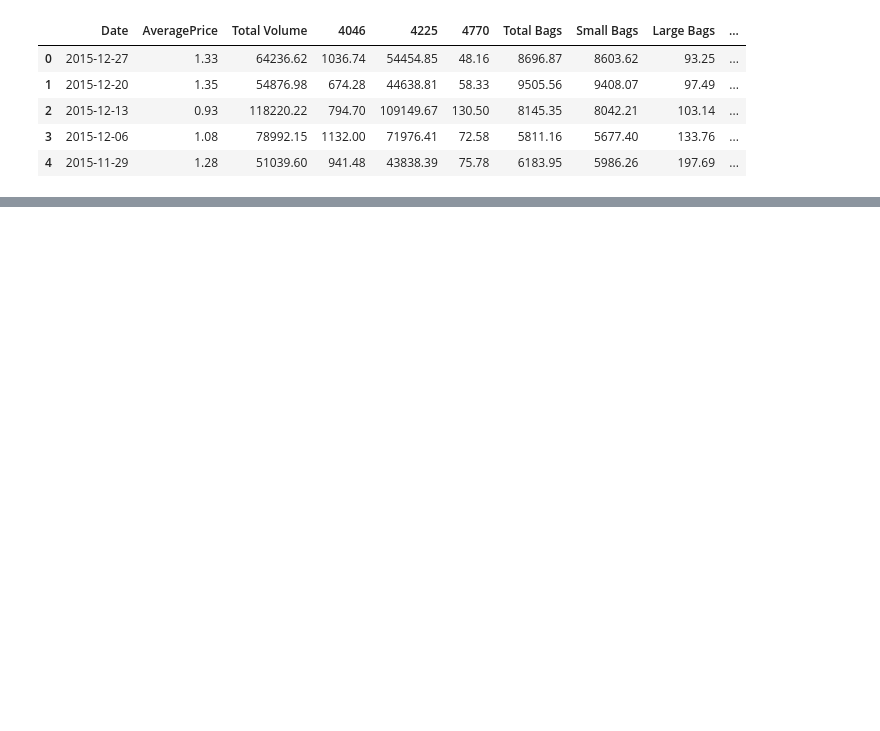
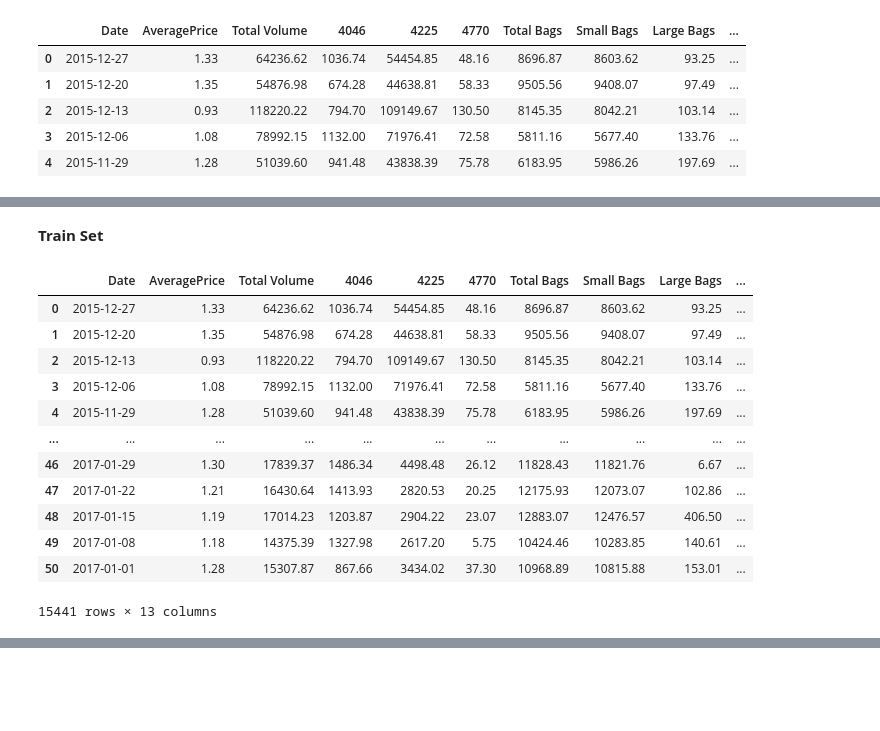
Before and after one commit to hansel-poe/time-series-blog, a Jupyter notebook: hw8.ipynb, the cells around one changed output, grey strips where cells are left out. Saved outputs shown, nothing was run; the diff lists cells and outputs as text; code cells hidden in the pictures; blank space fills up the shorter version.

```diff
--- a/hw8.ipynb
+++ b/hw8.ipynb
@@ -84,3 +67,21 @@ df_train = df[df["Date"] <= split_date]
 df_test  = df[df["Date"] >  split_date]
 # %%
 assert len(df_train) + len(df_test) == len(df)
+# %% [markdown]
+**Train Set**
+# %%
+df_train
+# %% [output]
+|  | Date | AveragePrice | Total Volume | 4046 | 4225 | 4770 | Total Bags | Small Bags | Large Bags | ... |
+| 0 | 2015-12-27 | 1.33 | 64236.62 | 1036.74 | 54454.85 | 48.16 | 8696.87 | 8603.62 | 93.25 | ... |
+| 1 | 2015-12-20 | 1.35 | 54876.98 | 674.28 | 44638.81 | 58.33 | 9505.56 | 9408.07 | 97.49 | ... |
+| 2 | 2015-12-13 | 0.93 | 118220.22 | 794.70 | 109149.67 | 130.50 | 8145.35 | 8042.21 | 103.14 | ... |
+| 3 | 2015-12-06 | 1.08 | 78992.15 | 1132.00 | 71976.41 | 72.58 | 5811.16 | 5677.40 | 133.76 | ... |
+| 4 | 2015-11-29 | 1.28 | 51039.60 | 941.48 | 43838.39 | 75.78 | 6183.95 | 5986.26 | 197.69 | ... |
+| ... | ... | ... | ... | ... | ... | ... | ... | ... | ... | ... |
+| 46 | 2017-01-29 | 1.30 | 17839.37 | 1486.34 | 4498.48 | 26.12 | 11828.43 | 11821.76 | 6.67 | ... |
+| 47 | 2017-01-22 | 1.21 | 16430.64 | 1413.93 | 2820.53 | 20.25 | 12175.93 | 12073.07 | 102.86 | ... |
+| 48 | 2017-01-15 | 1.19 | 17014.23 | 1203.87 | 2904.22 | 23.07 | 12883.07 | 12476.57 | 406.50 | ... |
+| 49 | 2017-01-08 | 1.18 | 14375.39 | 1327.98 | 2617.20 | 5.75 | 10424.46 | 10283.85 | 140.61 | ... |
+| 50 | 2017-01-01 | 1.28 | 15307.87 | 867.66 | 3434.02 | 37.30 | 10968.89 | 10815.88 | 153.01 | ... |
+15441 rows × 13 columns
```
Also changed, not shown: parts of 57 cells of this notebook, 2 other files.
